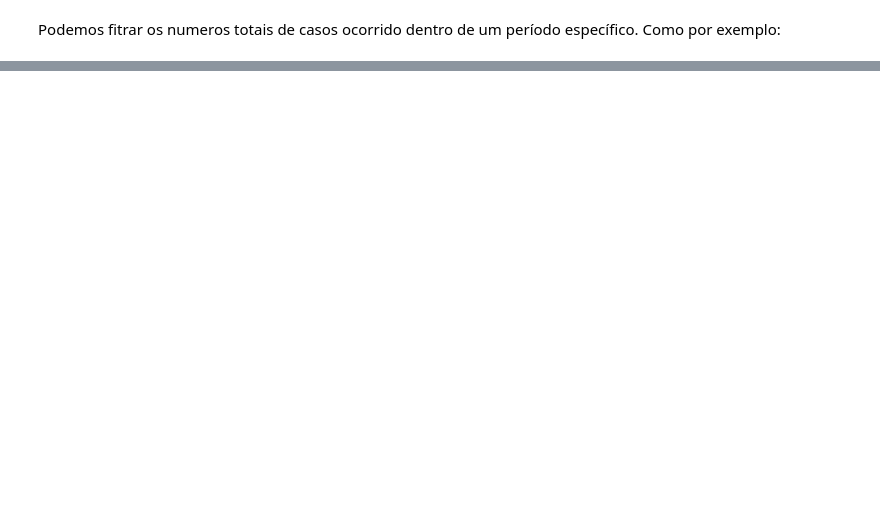
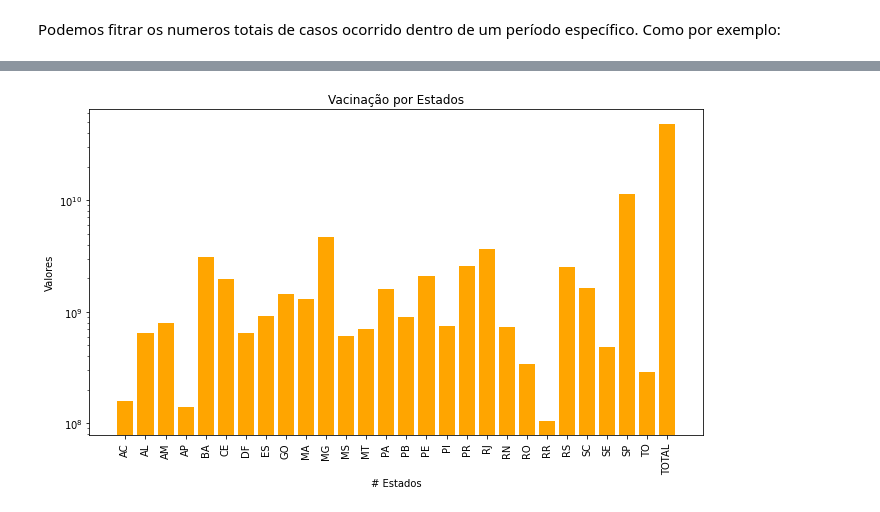
Before and after one commit to lucianobajr/TP-CCF425, a Jupyter notebook: src/AnaliseDeCasos.ipynb, the cells around one changed output, grey strips where cells are left out. Drawn from its saved outputs; the diff is of its cells as text; code cells hidden in the pictures; blank space fills up the shorter version.

```diff
--- a/src/AnaliseDeCasos.ipynb
+++ b/src/AnaliseDeCasos.ipynb
@@ -202,0 +206,3 @@ data_groupby.plot(kind='bar', x='date', y='totalCases', color='purple', label =
+# %%
+data_without_nan_values = data.dropna()
+data_without_nan_values
@@ -202,0 +223,13 @@ data_groupby.plot(kind='bar', x='date', y='totalCases', color='purple', label =
+# %%
+vaccinated_per_state = data_without_nan_values.groupby('state')['vaccinated'].sum()
+
+plt.figure(figsize =(11, 6))
+plt.bar(vaccinated_per_state.index, vaccinated_per_state.values, color = 'orange')
+plt.ylabel("Valores")
+plt.xlabel("# Estados")
+plt.title("Vacinação por Estados")
+plt.xticks(rotation='vertical')
+plt.yscale('log')
+plt.show()
+# %% [output]
+[figure, added]
```
Also changed, not shown: parts of 22 cells of this notebook, 2 other files.
